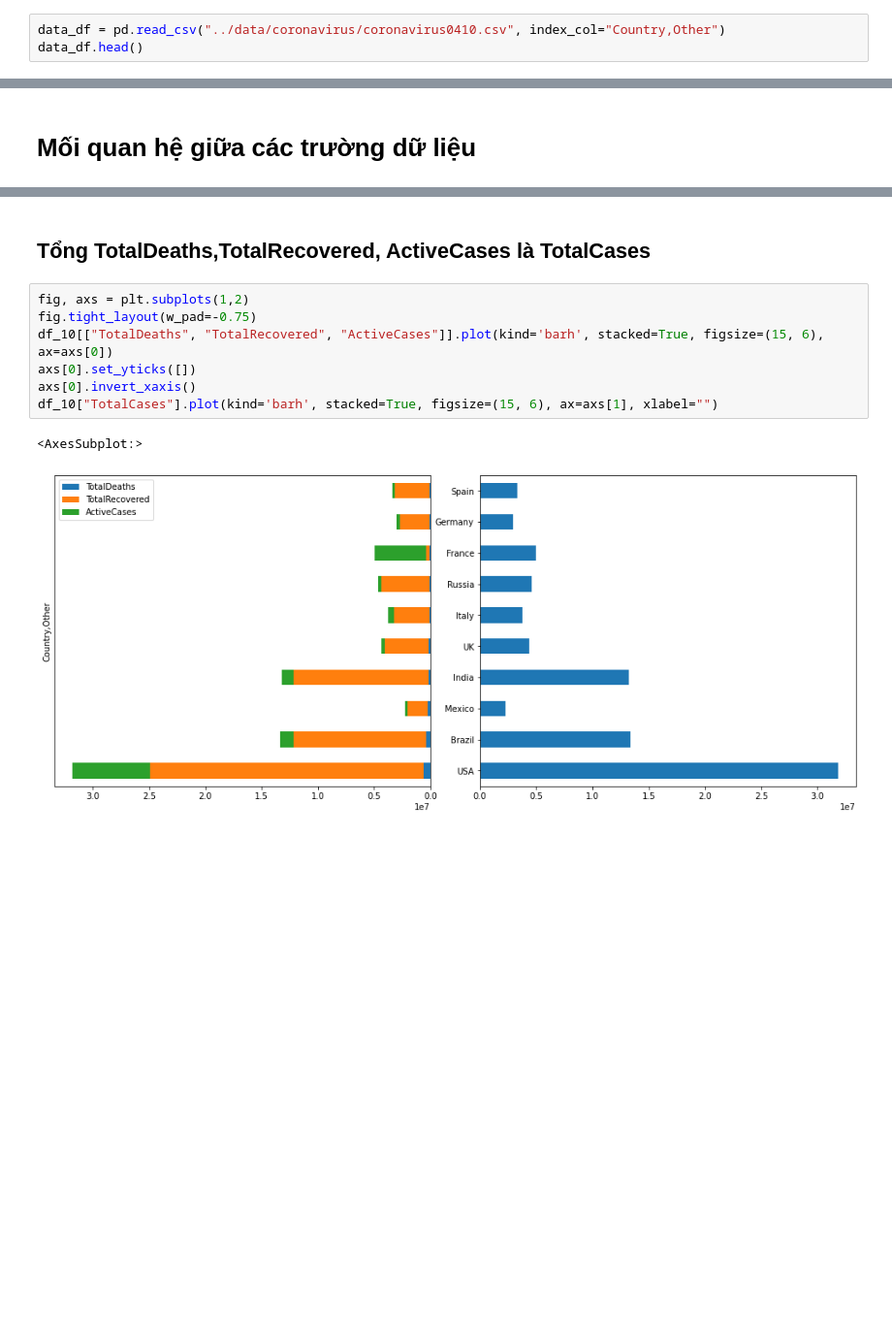
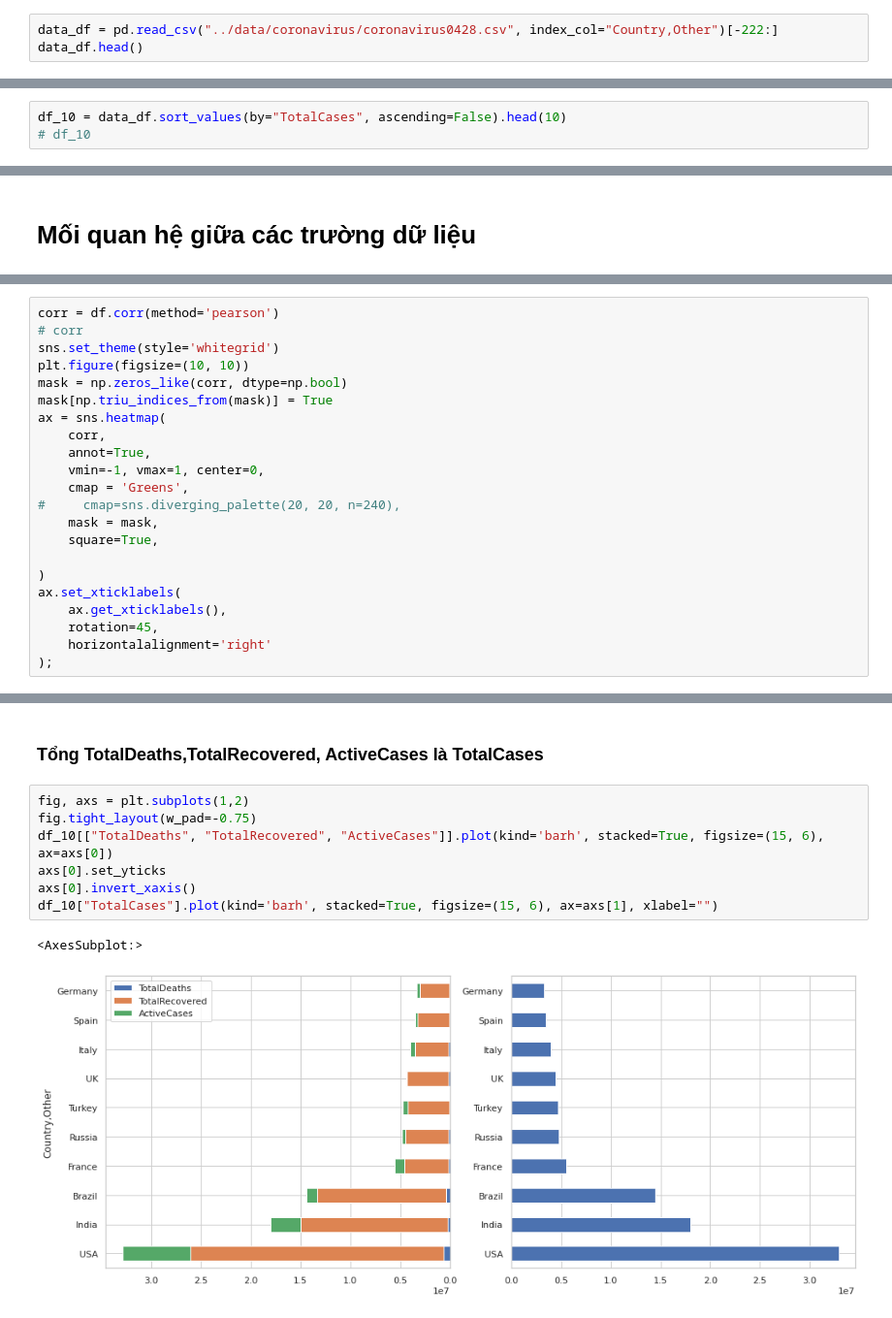
Before and after one commit to HieuTranV/DataVisualization, a Jupyter notebook: Analysis.ipynb, the cells around one changed output, grey strips where cells are left out. Shown at 97% size. Drawn from its saved outputs; the diff is of its cells as text; blank space fills up the shorter version.

```diff
--- a/Analysis.ipynb
+++ b/Analysis.ipynb
@@ -6,5 +9,5 @@ import seaborn as sns
 # %%
-data_df = pd.read_csv("../data/coronavirus/coronavirus0410.csv", index_col="Country,Other")
+data_df = pd.read_csv("../data/coronavirus/coronavirus0428.csv", index_col="Country,Other")[-222:]
 data_df.head()
 # %% [output]
 |  | TotalCases | NewCases | TotalDeaths | NewDeaths | TotalRecovered | NewRecovered | ActiveCases | ... |
@@ -201,0 +202,3 @@ plt.show()
+# %%
+df_10 = data_df.sort_values(by="TotalCases", ascending=False).head(10)
+# df_10
@@ -249,0 +440,22 @@ draw(df, top, "Population")
+# %%
+corr = df.corr(method='pearson')
+# corr
+sns.set_theme(style='whitegrid')
+plt.figure(figsize=(10, 10))
+mask = np.zeros_like(corr, dtype=np.bool)
+mask[np.triu_indices_from(mask)] = True
+ax = sns.heatmap(
+    corr,
+    annot=True,
+    vmin=-1, vmax=1, center=0,
+    cmap = 'Greens',
+#     cmap=sns.diverging_palette(20, 20, n=240),
+    mask = mask,
+    square=True,
+
+)
+ax.set_xticklabels(
+    ax.get_xticklabels(),
+    rotation=45,
+    horizontalalignment='right'
+);
@@ -264,12 +555,12 @@ draw(df, top, "Population")
 # %% [markdown]
-## Tổng TotalDeaths,TotalRecovered, ActiveCases là TotalCases
+### Tổng TotalDeaths,TotalRecovered, ActiveCases là TotalCases
 # %%
 fig, axs = plt.subplots(1,2)
 fig.tight_layout(w_pad=-0.75)
 df_10[["TotalDeaths", "TotalRecovered", "ActiveCases"]].plot(kind='barh', stacked=True, figsize=(15, 6), ax=axs[0])
-axs[0].set_yticks([])
+axs[0].set_yticks
 axs[0].invert_xaxis()
 df_10["TotalCases"].plot(kind='barh', stacked=True, figsize=(15, 6), ax=axs[1], xlabel="")
 # %% [output]
 <AxesSubplot:>
-[figure, old version]
+[figure, new version]
```
Also changed, not shown: parts of 65 cells of this notebook.
